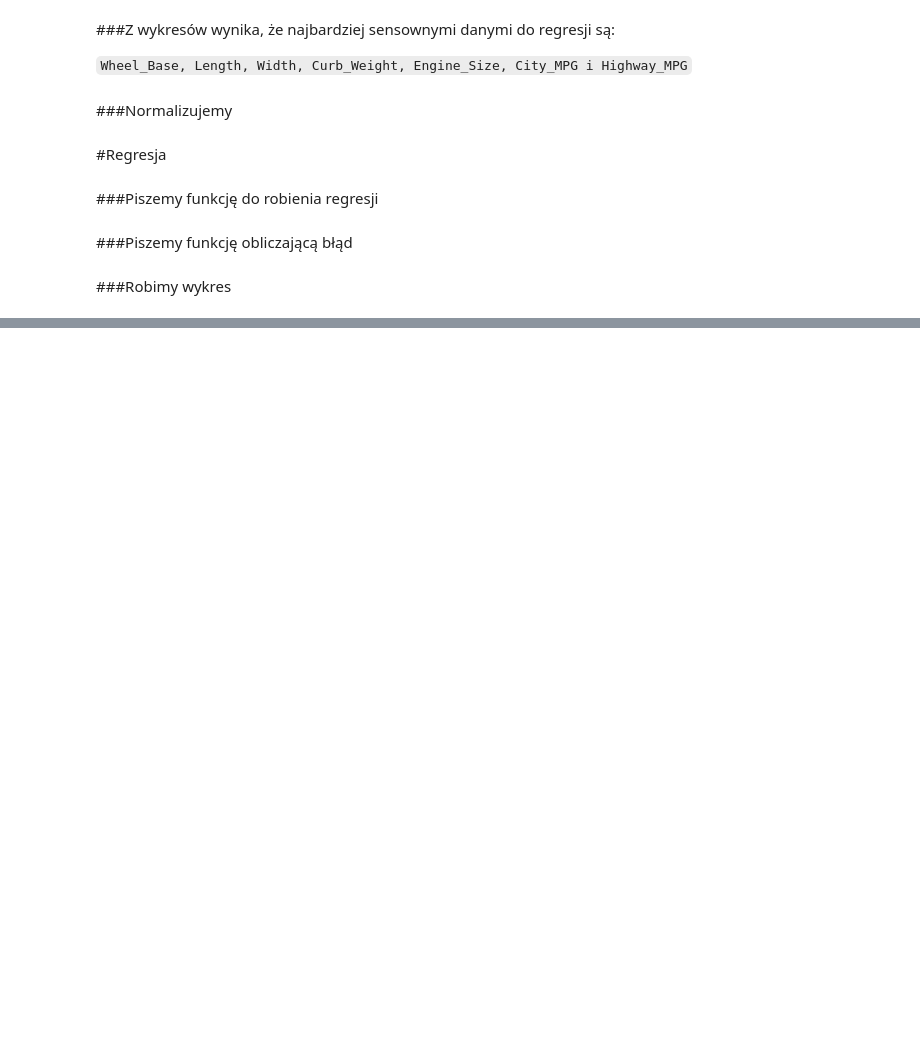
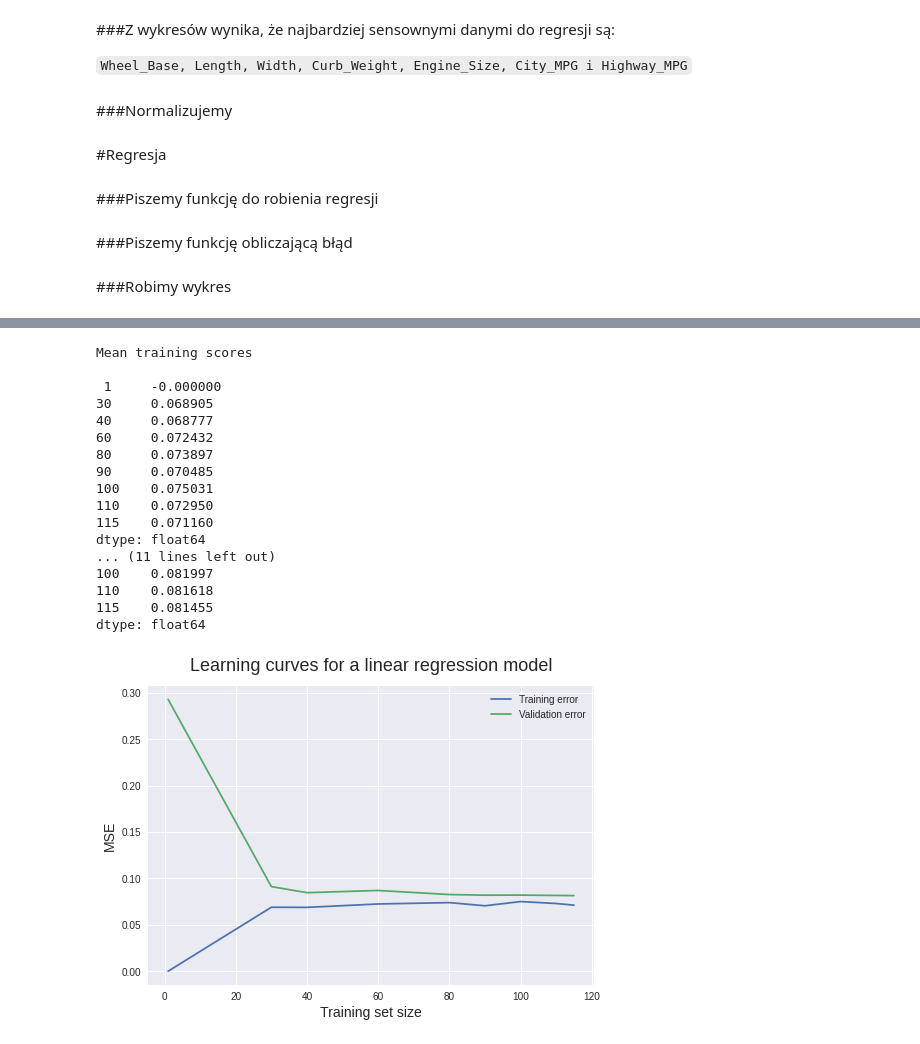
Before and after one commit to nikitagrygoriev/CI, a Jupyter notebook: ProjectCI_1.ipynb, the cells around one changed output, grey strips where cells are left out. Drawn from its saved outputs; the diff is of its cells as text; code cells hidden in the pictures; blank space fills up the shorter version.

```diff
--- a/ProjectCI_1.ipynb
+++ b/ProjectCI_1.ipynb
@@ -195,0 +198,46 @@ print(res[:3])
+# %%
+import matplotlib.pyplot as plt
+from sklearn.linear_model import LinearRegression
+from sklearn.model_selection import learning_curve
+
+
+#train_sizes = [1, 30, 40, 60, 80, 90, 100, 110, 115]
+tarin_sizes = range(1,101, 10)
+train_sizes, train_scores, validation_scores = learning_curve(estimator = LinearRegression(),
+                          X = df_normalized[columns_cont[6]].values.reshape(-1, 1),y = df_normalized[target],
+                          train_sizes = train_sizes, cv = 5, scoring = 'neg_mean_absolute_error')
+
+train_scores_mean = -train_scores.mean(axis = 1)
+validation_scores_mean = -validation_scores.mean(axis = 1)
+
+plt.style.use('seaborn')
+plt.plot(train_sizes, train_scores_mean, label = 'Training error')
+plt.plot(train_sizes, validation_scores_mean, label = 'Validation error')
+plt.ylabel('MSE', fontsize = 14)
+plt.xlabel('Training set size', fontsize = 14)
+plt.title('Learning curves for a linear regression model', fontsize = 18, y = 1.03)
+plt.legend()
+
+
+print('Mean training scores\n\n', pd.Series(train_scores_mean, index = train_sizes))
+print('\n', '-' * 20) # separator
+print('\nMean validation scores\n\n',pd.Series(validation_scores_mean, index = train_sizes))
+# %% [output]
+Mean training scores
+
+ 1     -0.000000
+30     0.068905
+40     0.068777
+60     0.072432
+80     0.073897
+90     0.070485
+100    0.075031
+110    0.072950
+115    0.071160
+dtype: float64
+... (11 lines left out)
+100    0.081997
+110    0.081618
+115    0.081455
+dtype: float64
+[figure, added]
```
Also changed, not shown: parts of 4 cells of this notebook.
